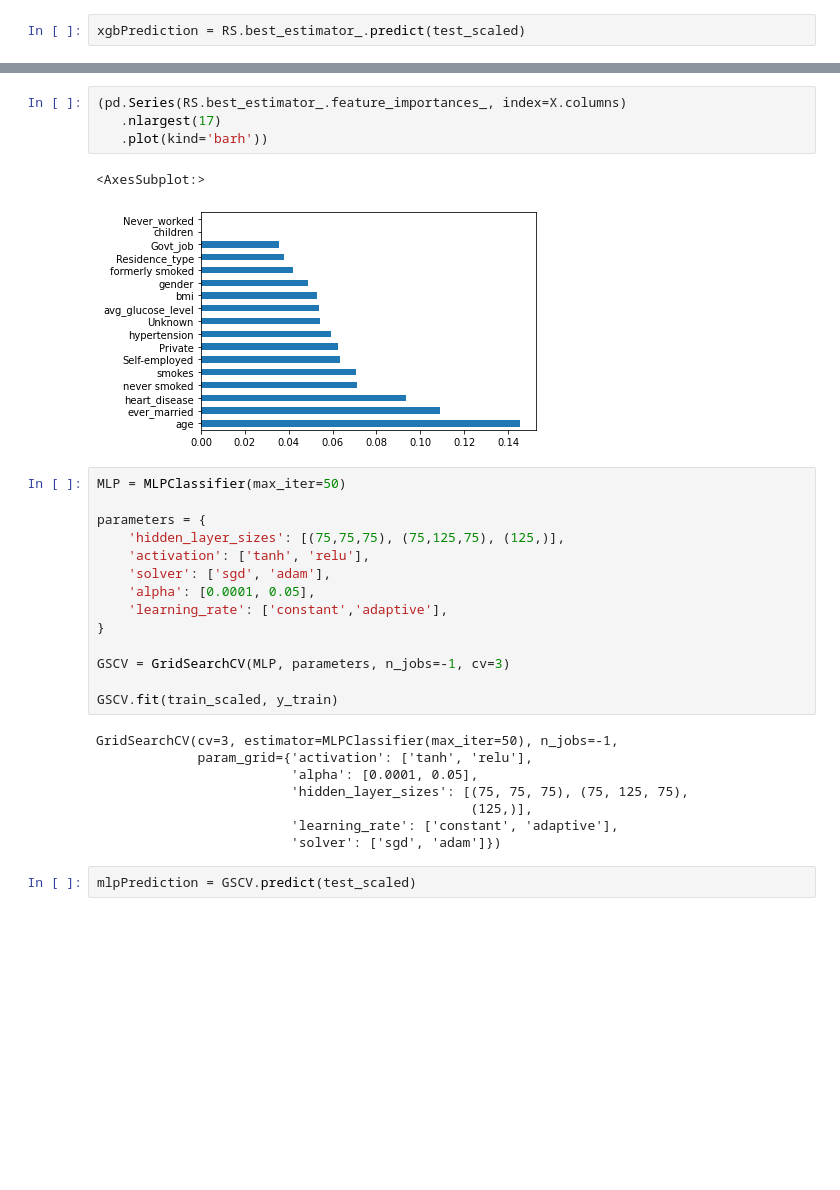
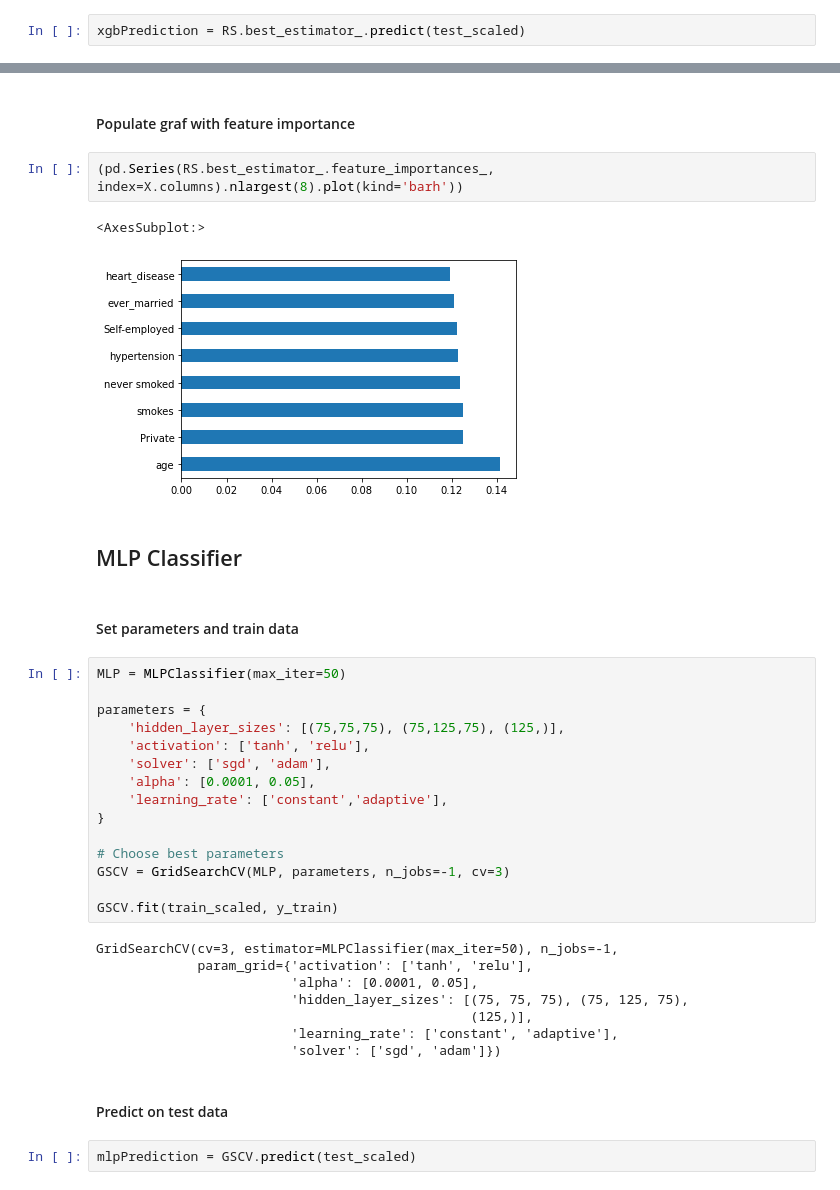
Before and after one commit to DAB-2021/Stroke-prediction-python, a Jupyter notebook: dataPrediction.ipynb, the cells around one changed output, grey strips where cells are left out. Drawn from its saved outputs; the diff is of its cells as text; blank space fills up the shorter version.

```diff
--- a/dataPrediction.ipynb
+++ b/dataPrediction.ipynb
@@ -116,10 +148,14 @@ Best parameters: {'colsample_bytree': 1.0, 'gamma': 1, 'learning_rate': 0.694829
+# %% [markdown]
+#### Populate graf with feature importance
 # %%
-(pd.Series(RS.best_estimator_.feature_importances_, index=X.columns)
-   .nlargest(17)
-   .plot(kind='barh'))
+(pd.Series(RS.best_estimator_.feature_importances_, index=X.columns).nlargest(8).plot(kind='barh'))
 # %% [output]
 <AxesSubplot:>
-[figure, old version]
+[figure, new version]
+# %% [markdown]
+## MLP Classifier
+# %% [markdown]
+#### Set parameters and train data
 # %%
 MLP = MLPClassifier(max_iter=50)
 
@@ -131,6 +167,7 @@ parameters = {
     'learning_rate': ['constant','adaptive'],
 }
 
+# Choose best parameters
 GSCV = GridSearchCV(MLP, parameters, n_jobs=-1, cv=3)
 
 GSCV.fit(train_scaled, y_train)
@@ -142,5 +179,7 @@ GridSearchCV(cv=3, estimator=MLPClassifier(max_iter=50), n_jobs=-1,
                                                 (125,)],
                          'learning_rate': ['constant', 'adaptive'],
                          'solver': ['sgd', 'adam']})
+# %% [markdown]
+#### Predict on test data
 # %%
 mlpPrediction = GSCV.predict(test_scaled)
```
Also changed, not shown: parts of 53 cells of this notebook.
